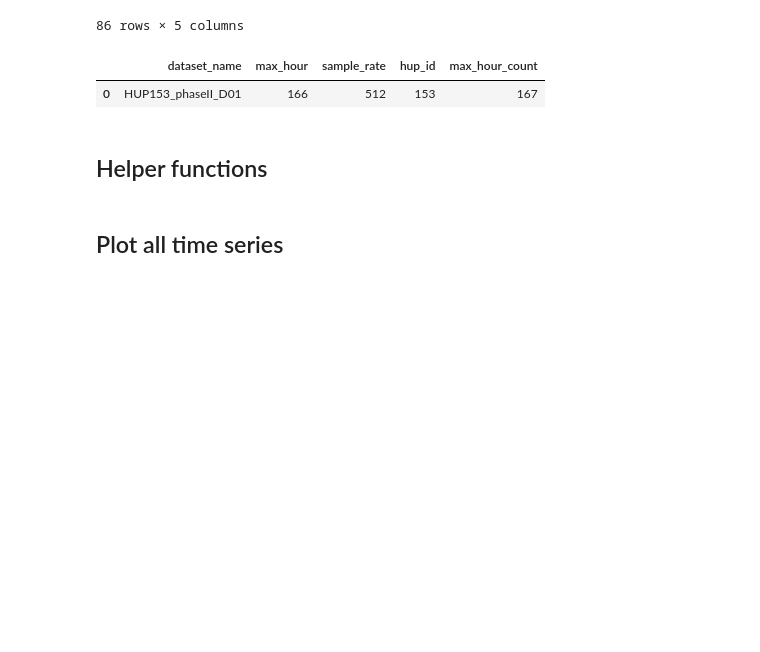
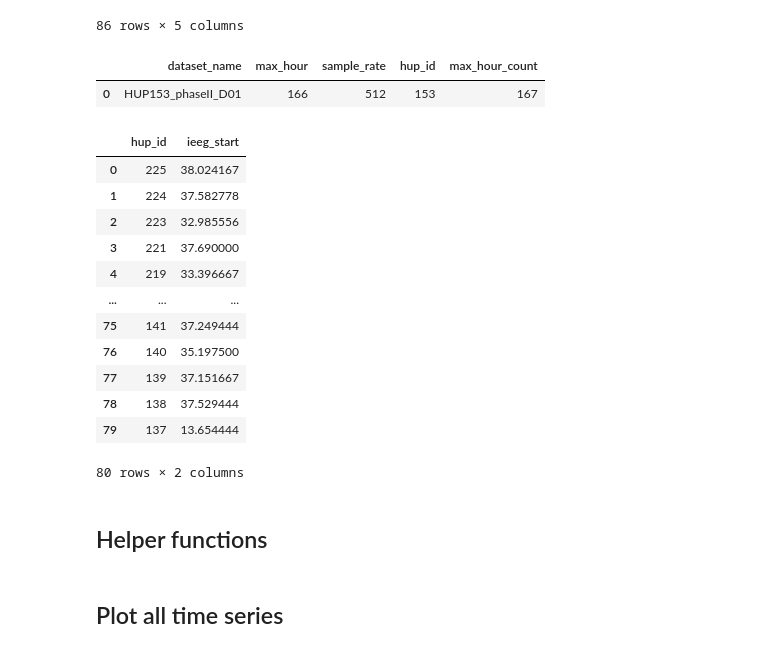
Before and after one commit to devincma/asm_synchrony_paper, a Jupyter notebook: eeg-AED/taper_analysis_criticality_153.ipynb, the cells around one changed output. Saved outputs shown, nothing was run; the diff lists cells and outputs as text; code cells hidden in the pictures; blank space fills up the shorter version.

```diff
--- a/eeg-AED/taper_analysis_criticality_153.ipynb
+++ b/eeg-AED/taper_analysis_criticality_153.ipynb
@@ -99,6 +99,24 @@ datasets_df
 # %% [output]
 |  | dataset_name | max_hour | sample_rate | hup_id | max_hour_count |
 | 0 | HUP153_phaseII_D01 | 166 | 512 | 153 | 167 |
+# %%
+# Load ./data/ieeg_starts.xlsx into a dataframe
+ieeg_starts_df = pd.read_excel("../../Data/ieeg_starts.xlsx")
+ieeg_starts_df
+# %% [output]
+|  | hup_id | ieeg_start |
+| 0 | 225 | 38.024167 |
+| 1 | 224 | 37.582778 |
+| 2 | 223 | 32.985556 |
+| 3 | 221 | 37.690000 |
+| 4 | 219 | 33.396667 |
+| ... | ... | ... |
+| 75 | 141 | 37.249444 |
+| 76 | 140 | 35.197500 |
+| 77 | 139 | 37.151667 |
+| 78 | 138 | 37.529444 |
+| 79 | 137 | 13.654444 |
+80 rows × 2 columns
 # %% [markdown]
 ## Helper functions
 # %%
```
Also changed, not shown: parts of 9 cells of this notebook, 5 other files.
